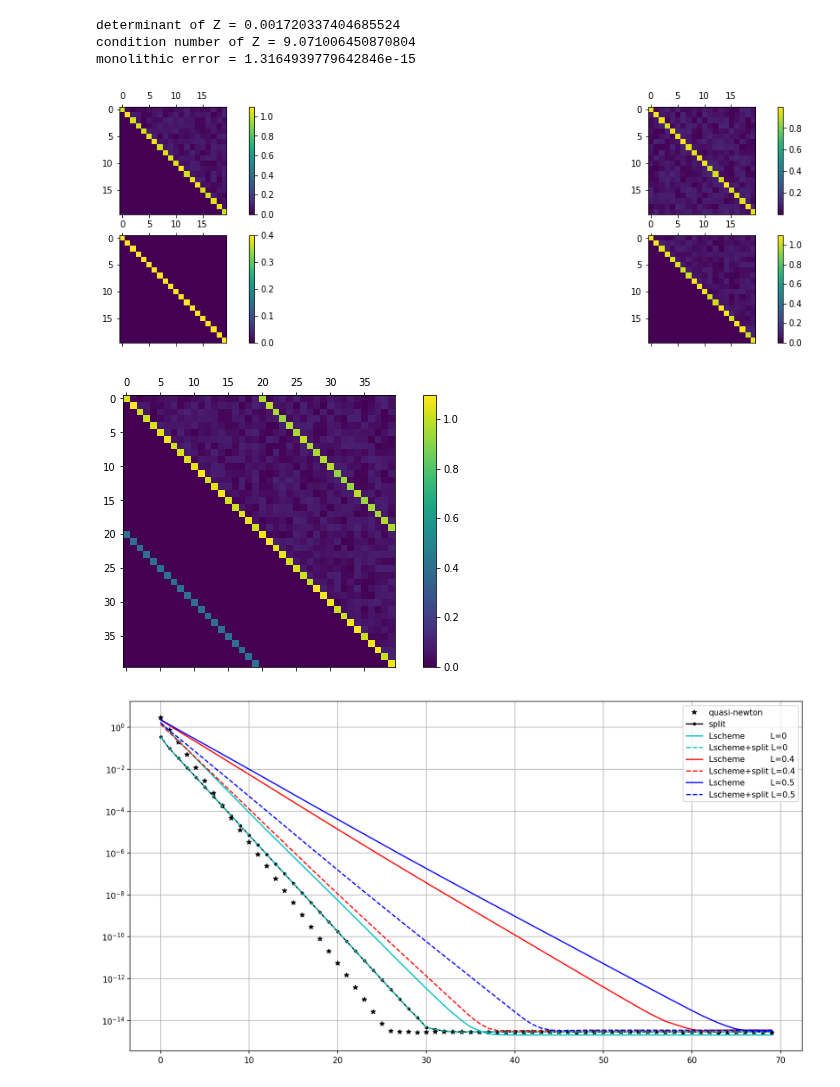
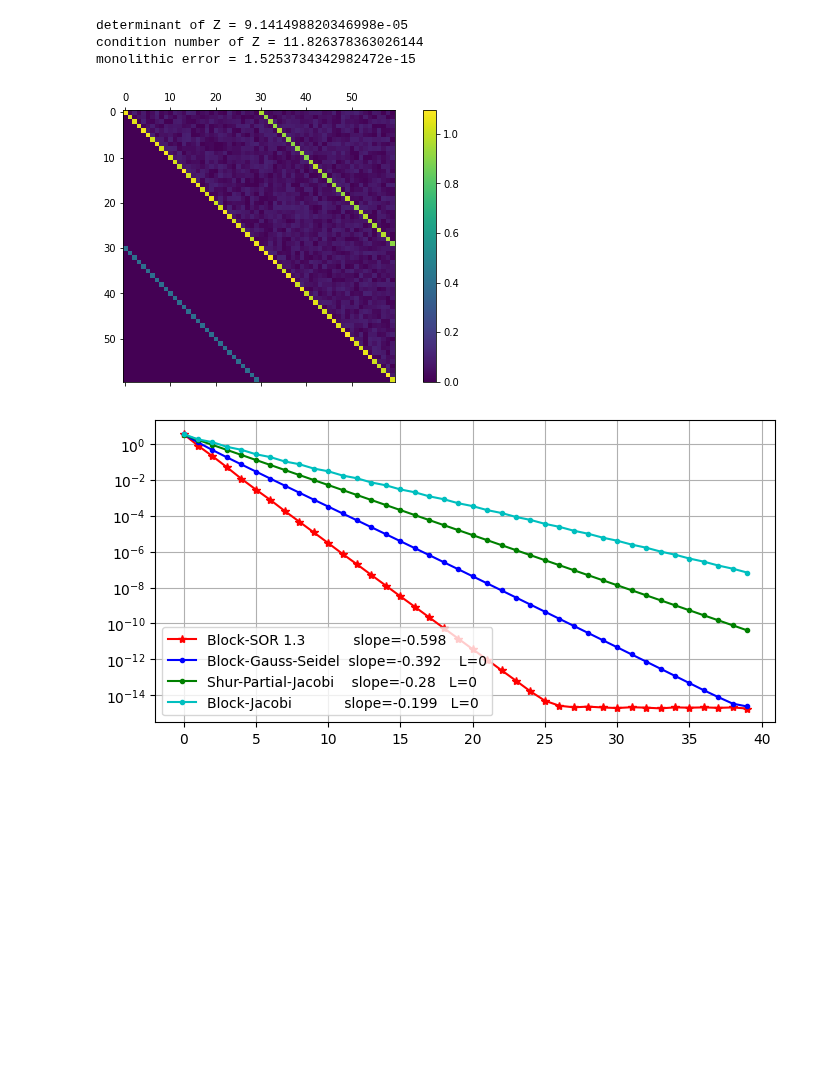
Before and after one commit to multiform-UoN/splittingschemes, a Jupyter notebook: python/splitting.ipynb, the cells around one changed output. Saved outputs shown, nothing was run; the diff lists cells and outputs as text; code cells hidden in the pictures; blank space fills up the shorter version.

Commit message:
correct nomenclature and methods

```diff
--- a/python/splitting.ipynb
+++ b/python/splitting.ipynb
@@ -118,5 +116,5 @@ def method_quasiNewton(nit, alpha):
 # %%
-size = 20
+size = 30
 
 A, B, C, D, Z = generateMat0(shuffle=False)
 #A, B, C, D, Z = generateMat1()
@@ -130,54 +128,51 @@ f = np.concatenate((f1,f2))
 sol = linalg.solve(Z, f)
 print(f"monolithic error = {np.linalg.norm(f-np.dot(Z,sol))}")
 # %% [output]
-determinant of Z = 0.001720337404685524
-condition number of Z = 9.071006450870804
-monolithic error = 1.3164939779642846e-15
+determinant of Z = 9.141498820346998e-05
+condition number of Z = 11.826378363026144
+monolithic error = 1.5253734342982472e-15
 # %%
-fig, axs = plt.subplots(2, 2, figsize=(20,5))
-cax1 = axs[0,0].matshow(A)
-cax2 = axs[0,1].matshow(B)
-cax3 = axs[1,0].matshow(C)
-cax4 = axs[1,1].matshow(D)
-fig.colorbar(cax1, ax=axs[0,0])
-fig.colorbar(cax2, ax=axs[0,1])
-fig.colorbar(cax3, ax=axs[1,0])
-fig.colorbar(cax4, ax=axs[1,1])
-
 fig1, ax = plt.subplots(1, 1, figsize=(10,5))
 cax = ax.matshow(Z)
-fig.colorbar(cax, ax=ax)
+fig1.colorbar(cax, ax=ax)
 plt.savefig('matrix.pdf')
 plt.show()
 # %% [output]
-[figure, old version]
+[figure, new version]
-[figure, removed]
 # %%
-nit = 70
+from scipy import stats
+
+def slope(res):
+    x = np.arange(len(res))
+    slope, intercept, r_value, p_value, std_err = stats.linregress(x,np.log10(res))
+    return slope
+
+nit = 40
 Lvec = [0.4, 0.5]
 clrs = ['r', 'b', 'g']
 
-plt.figure(dpi=150, figsize=(15,8))
+plt.figure(dpi=100, figsize=(8,4))
 
-u_newton, v_newton, res_newton = method_quasiNewton(nit, 1.1)
-u_split, v_split, AA, invAA, res_split = method_split(nit)
-u_stabL, v_stabL, res_stabL0 = method_stabL(nit, 0)
-u_split_stabL, v_split_stabL, AA, invAA, res_split_stabL0 = method_split_stabL(nit, 0)
+omega = 1.3
+u_BJ,   v_BJ,   res_BJ   = method_BlockJacobi(nit,0)
+u_BSOR, v_BSOR, res_BSOR = method_BlockSOR(nit, omega)
+u_BGS,  v_BGS,  res_BGS  = method_BlockGaussSeidel(nit, 0)
+u_SPJ,  v_SPJ,  res_SPJ  = method_ShurPartialJacobi(nit, 0)
 
-plt.semilogy(res_newton, 'k*', label="quasi-newton")
-plt.semilogy(res_split, 'k.-', label="split")
-plt.semilogy(res_stabL0, 'c-',        label=f"Lscheme          L={0}")
-plt.semilogy(res_split_stabL0, 'c--', label=f"Lscheme+split L={0}")
+nn = 20
+l1 = slope(res_BSOR[:nn])
+l2 = slope(res_BGS[:nn])
+l3 = slope(res_SPJ[:nn])
+l4 = slope(res_BJ[:nn])
 
-for i, L in enumerate(Lvec):
-    u_stabL, v_stabL, res_stabL = method_stabL(nit, L)
-    u_split_stabL, v_split_stabL, AA, invAA, res_split_stabL = method_split_stabL(nit, L)
-    plt.semilogy(res_stabL,       f'{clrs[i]}-',  label=f"Lscheme          L={L}")
-    plt.semilogy(res_split_stabL, f'{clrs[i]}--', label=f"Lscheme+split L={L}")
+plt.semilogy(res_BSOR, 'r*-', label=f"Block-SOR {omega}           slope={np.round(l1,3)}")
+plt.semilogy(res_BGS, 'b.-', label=f"Block-Gauss-Seidel  slope={np.round(l2,3)}    L={0}")
+plt.semilogy(res_SPJ, 'g.-', label=f"Shur-Partial-Jacobi    slope={np.round(l3,3)}   L={0}")
+plt.semilogy(res_BJ,  'c.-', label=f"Block-Jacobi            slope={np.round(l4,3)}   L={0}")
 
 plt.grid()
 plt.legend()
 plt.savefig('conv.pdf')
 plt.show()
 # %% [output]
-[figure, old version]
+[figure, new version]
```
Also changed, not shown: parts of 4 cells of this notebook, 2 other files.
